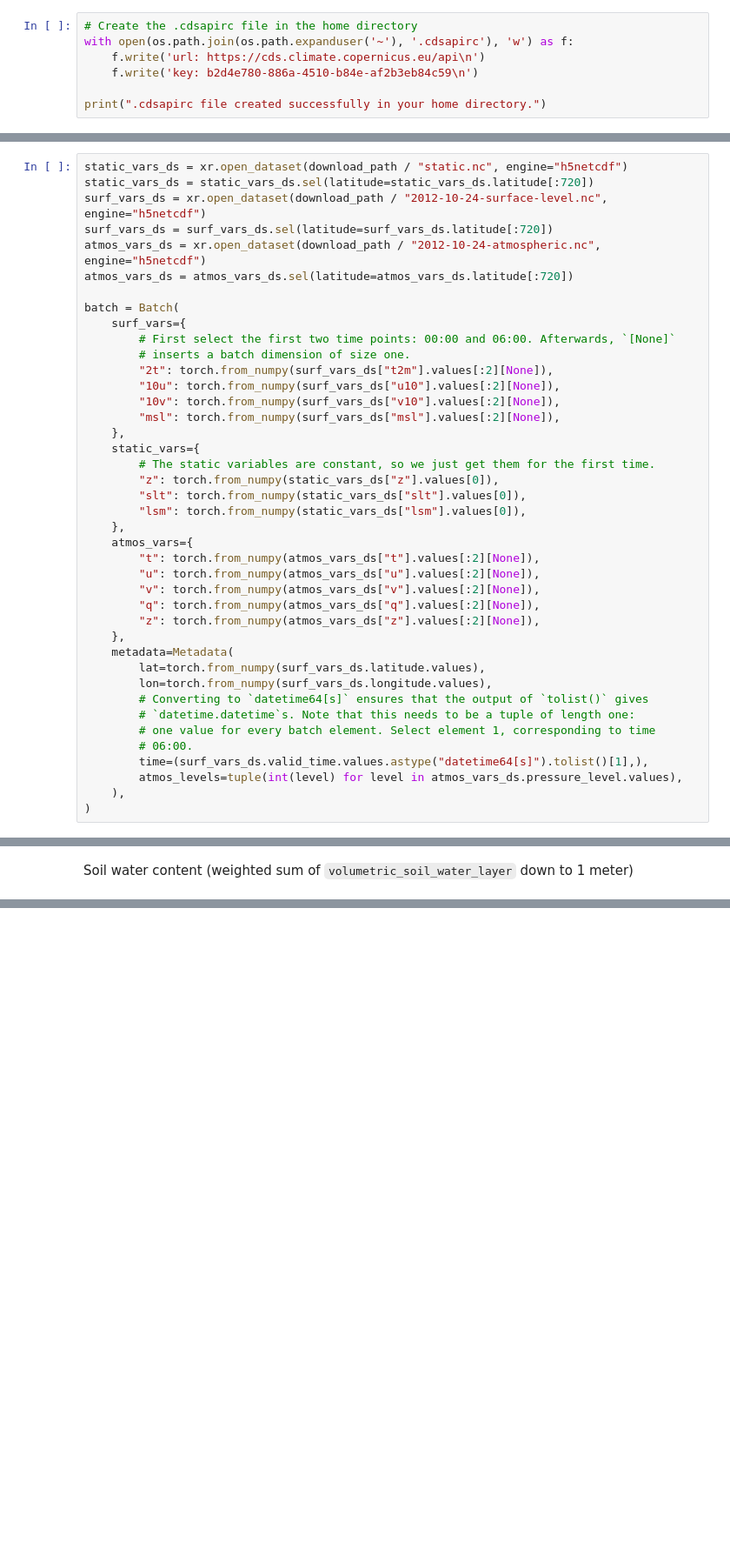
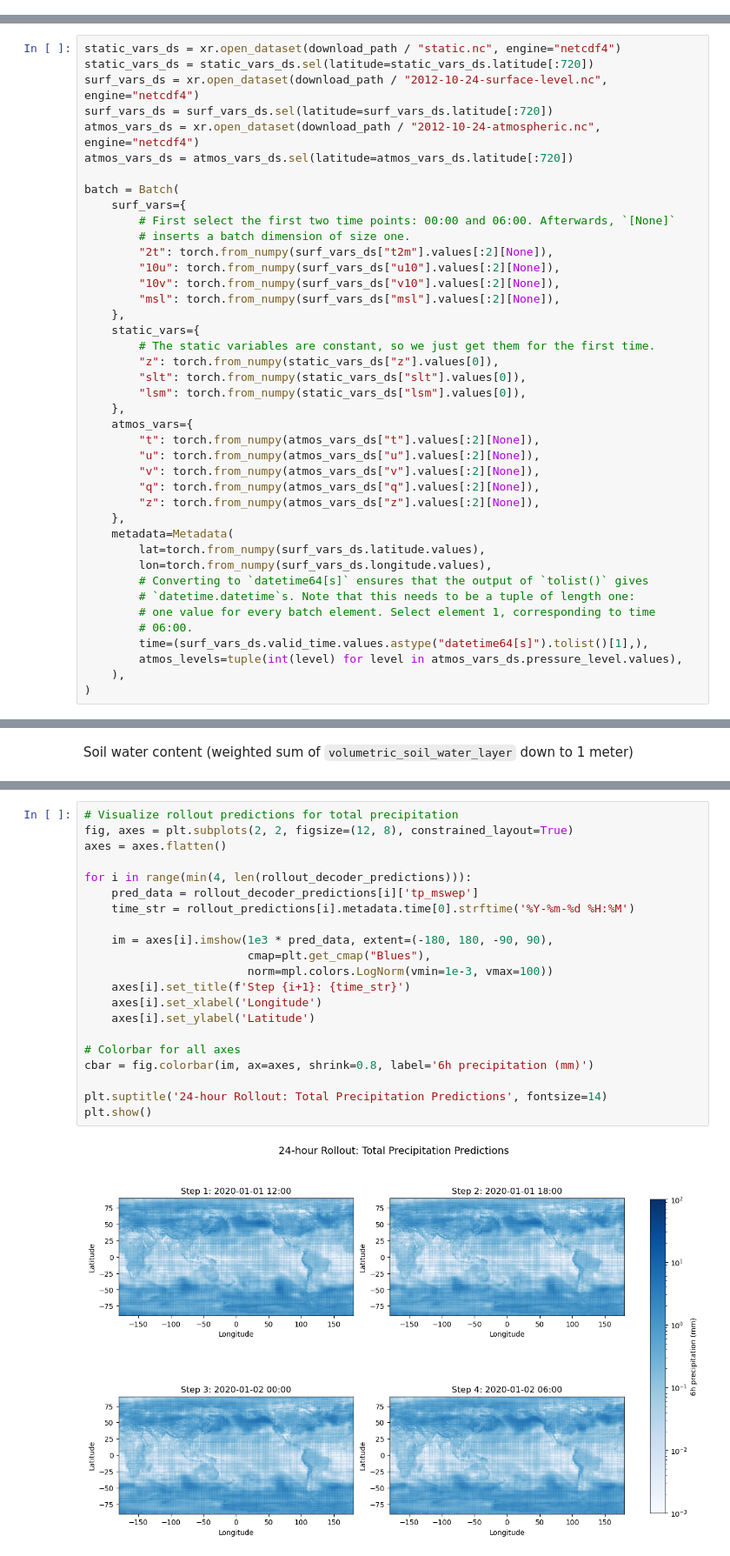
Before and after one commit to Zeugnis04/aurora-lite-decoder-perturbation, a Jupyter notebook: Inference_decoders.ipynb, the cells around one changed output, grey strips where cells are left out. Shown at 87% size. Saved outputs shown, nothing was run; the diff lists cells and outputs as text; blank space fills up the shorter version.

```diff
--- a/Inference_decoders.ipynb
+++ b/Inference_decoders.ipynb
@@ -63,7 +37,0 @@ download_path = Path("/content/drive/MyDrive/Research/aurora-lite-decoder/ERA5Da
-# %%
-# Create the .cdsapirc file in the home directory
-with open(os.path.join(os.path.expanduser('~'), '.cdsapirc'), 'w') as f:
-    f.write('url: https://cds.climate.copernicus.eu/api\n')
-    f.write('key: b2d4e780-886a-4510-b84e-af2b3eb84c59\n')
-
-print(".cdsapirc file created successfully in your home directory.")
@@ -208,11 +157,11 @@ KeyboardInterrupt
 # %% [markdown]
 ## Prepare input batch
 # %%
-static_vars_ds = xr.open_dataset(download_path / "static.nc", engine="h5netcdf")
+static_vars_ds = xr.open_dataset(download_path / "static.nc", engine="netcdf4")
 static_vars_ds = static_vars_ds.sel(latitude=static_vars_ds.latitude[:720])
-surf_vars_ds = xr.open_dataset(download_path / "2012-10-24-surface-level.nc", engine="h5netcdf")
+surf_vars_ds = xr.open_dataset(download_path / "2012-10-24-surface-level.nc", engine="netcdf4")
 surf_vars_ds = surf_vars_ds.sel(latitude=surf_vars_ds.latitude[:720])
-atmos_vars_ds = xr.open_dataset(download_path / "2012-10-24-atmospheric.nc", engine="h5netcdf")
+atmos_vars_ds = xr.open_dataset(download_path / "2012-10-24-atmospheric.nc", engine="netcdf4")
 atmos_vars_ds = atmos_vars_ds.sel(latitude=atmos_vars_ds.latitude[:720])
 
 batch = Batch(
@@ -473,0 +411,23 @@ plt.show()
+# %%
+# Visualize rollout predictions for total precipitation
+fig, axes = plt.subplots(2, 2, figsize=(12, 8), constrained_layout=True)
+axes = axes.flatten()
+
+for i in range(min(4, len(rollout_decoder_predictions))):
+    pred_data = rollout_decoder_predictions[i]['tp_mswep']
+    time_str = rollout_predictions[i].metadata.time[0].strftime('%Y-%m-%d %H:%M')
+
+    im = axes[i].imshow(1e3 * pred_data, extent=(-180, 180, -90, 90),
+                        cmap=plt.get_cmap("Blues"),
+                        norm=mpl.colors.LogNorm(vmin=1e-3, vmax=100))
+    axes[i].set_title(f'Step {i+1}: {time_str}')
+    axes[i].set_xlabel('Longitude')
+    axes[i].set_ylabel('Latitude')
+
+# Colorbar for all axes
+cbar = fig.colorbar(im, ax=axes, shrink=0.8, label='6h precipitation (mm)')
+
+plt.suptitle('24-hour Rollout: Total Precipitation Predictions', fontsize=14)
+plt.show()
+# %% [output]
+[figure, added]
```
Also changed, not shown: parts of 31 cells of this notebook, 3 other files.
